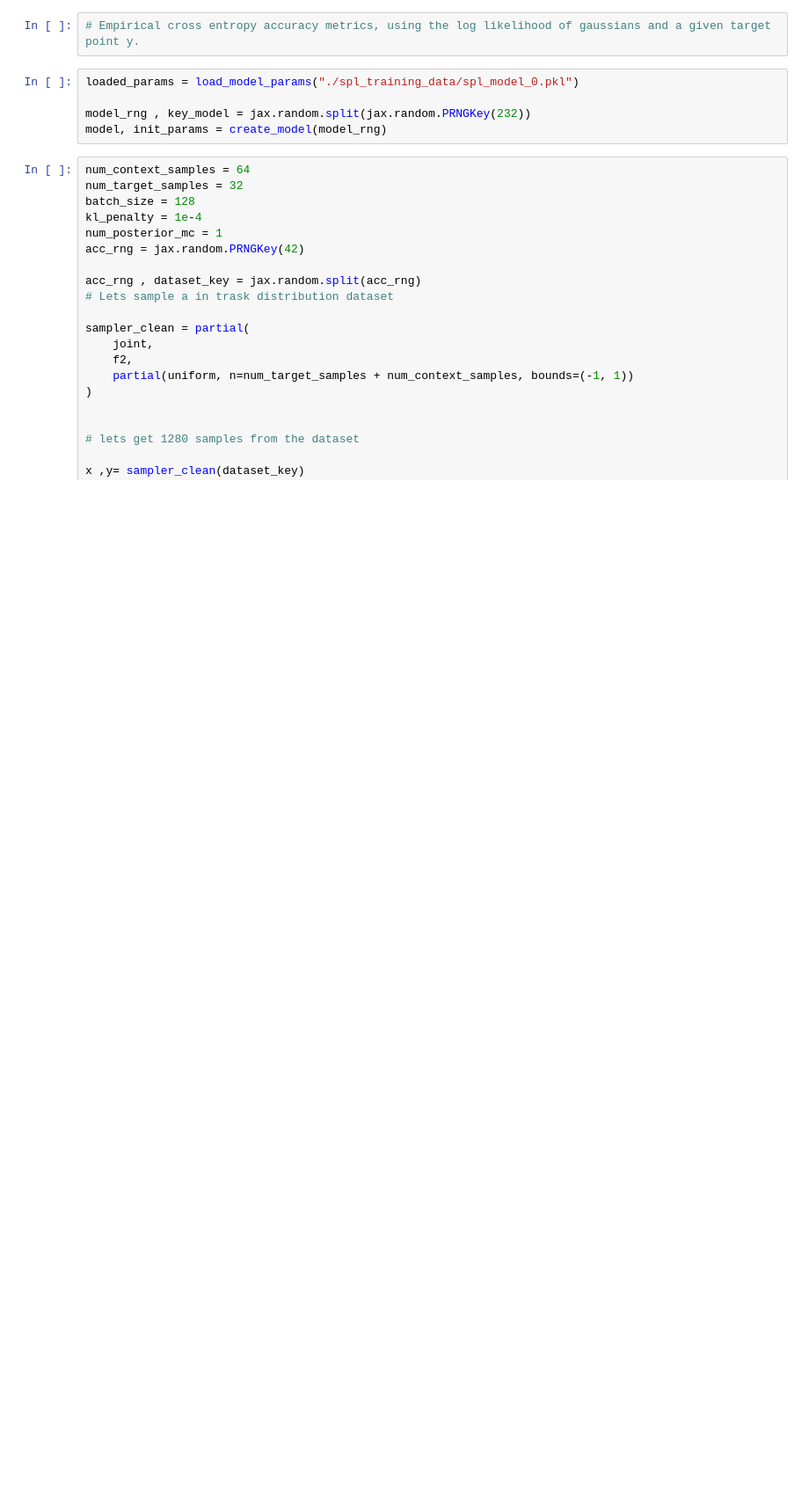
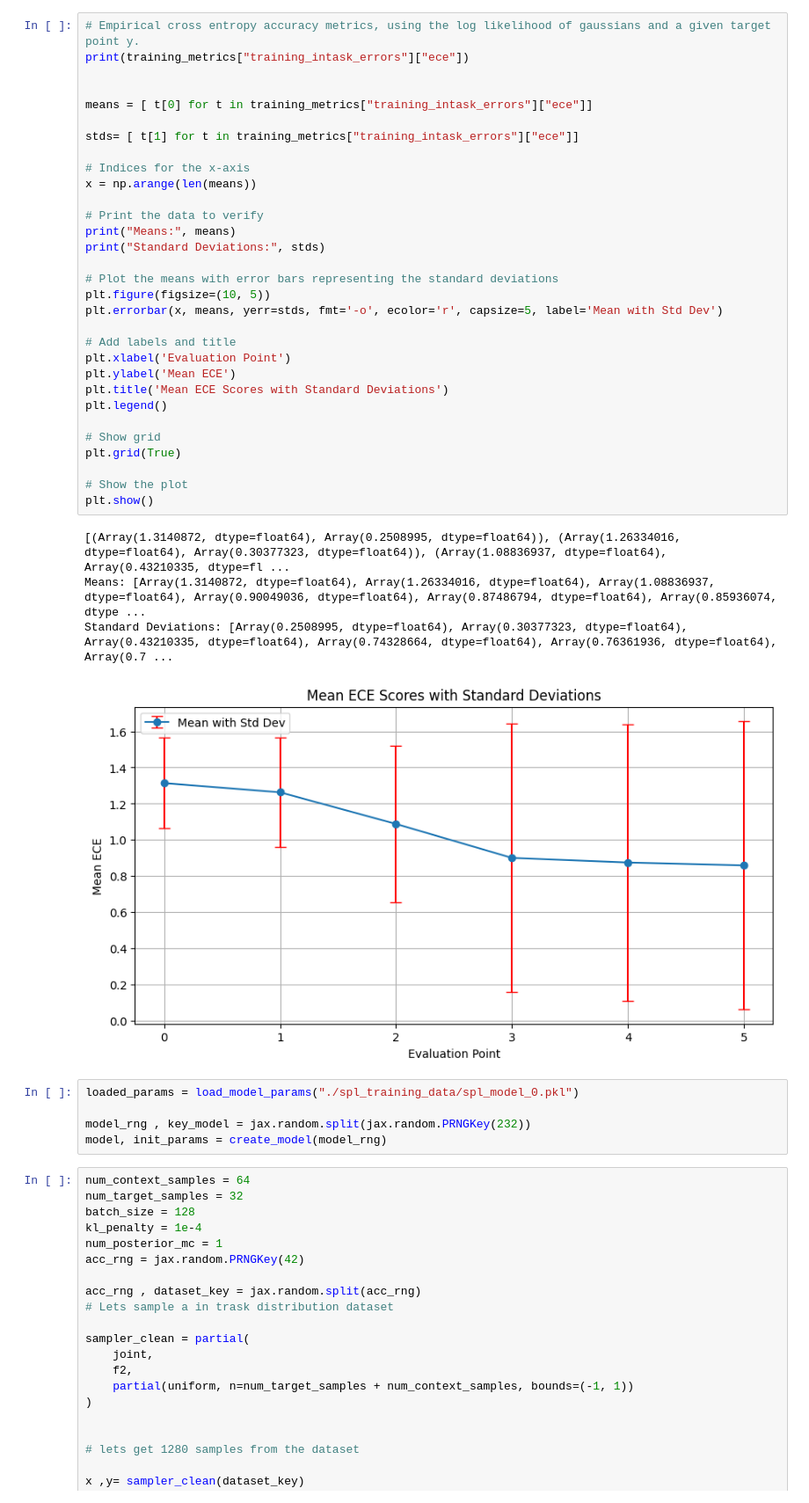
Before and after one commit to aszi09/CL_for_faster_Meta-learning, a Jupyter notebook: aa_experiment_scripts/spl_script_try.ipynb, the cells around one changed output. Shown: that part at 88% size. Drawn from its saved outputs; the diff is of its cells as text; blank space fills up the shorter version.

```diff
--- a/aa_experiment_scripts/spl_script_try.ipynb
+++ b/aa_experiment_scripts/spl_script_try.ipynb
@@ -790,5 +899,39 @@ training in task errors
-# %%
-# Empirical cross entropy accuracy metrics, using the log likelihood of gaussians and a given target point y.
+# %%
+# Empirical cross entropy accuracy metrics, using the log likelihood of gaussians and a given target point y.
+print(training_metrics["training_intask_errors"]["ece"])
+
+
+means = [ t[0] for t in training_metrics["training_intask_errors"]["ece"]]
+
+stds= [ t[1] for t in training_metrics["training_intask_errors"]["ece"]]
+
+# Indices for the x-axis
+x = np.arange(len(means))
+
+# Print the data to verify
+print("Means:", means)
+print("Standard Deviations:", stds)
+
+# Plot the means with error bars representing the standard deviations
+plt.figure(figsize=(10, 5))
+plt.errorbar(x, means, yerr=stds, fmt='-o', ecolor='r', capsize=5, label='Mean with Std Dev')
+
+# Add labels and title
+plt.xlabel('Evaluation Point')
+plt.ylabel('Mean ECE')
+plt.title('Mean ECE Scores with Standard Deviations')
+plt.legend()
+
+# Show grid
+plt.grid(True)
+
+# Show the plot
+plt.show()
+# %% [output]
+[(Array(1.3140872, dtype=float64), Array(0.2508995, dtype=float64)), (Array(1.26334016, dtype=float64), Array(0.30377323, dtype=float64)), (Array(1.08836937, dtype=float64), Array(0.43210335, dtype=fl ...
+Means: [Array(1.3140872, dtype=float64), Array(1.26334016, dtype=float64), Array(1.08836937, dtype=float64), Array(0.90049036, dtype=float64), Array(0.87486794, dtype=float64), Array(0.85936074, dtype ...
+Standard Deviations: [Array(0.2508995, dtype=float64), Array(0.30377323, dtype=float64), Array(0.43210335, dtype=float64), Array(0.74328664, dtype=float64), Array(0.76361936, dtype=float64), Array(0.7 ...
+[figure, added]
 # %%
 loaded_params = load_model_params("./spl_training_data/spl_model_0.pkl")
 
```
Also changed, not shown: parts of 14 cells of this notebook, 12 other files.
